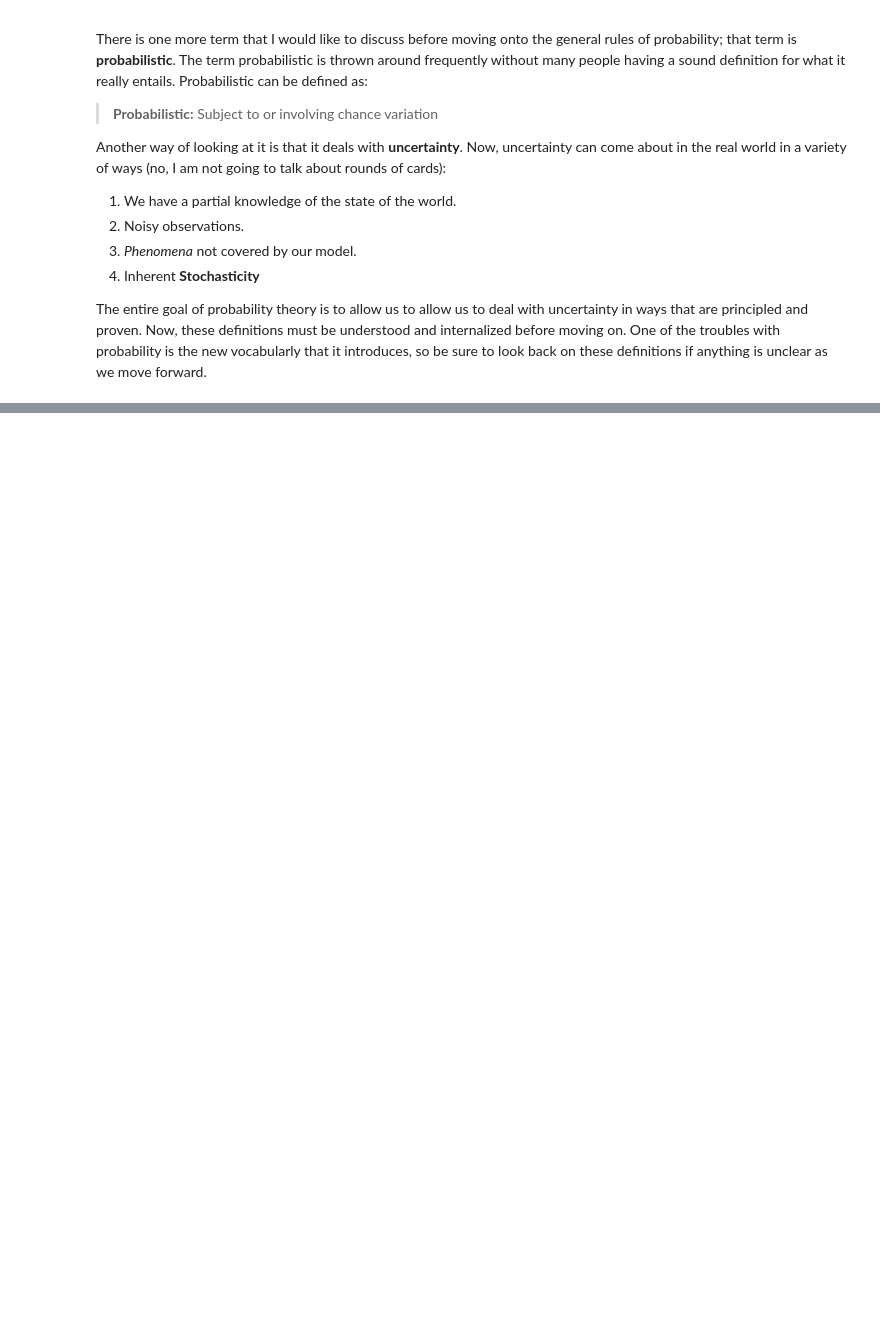
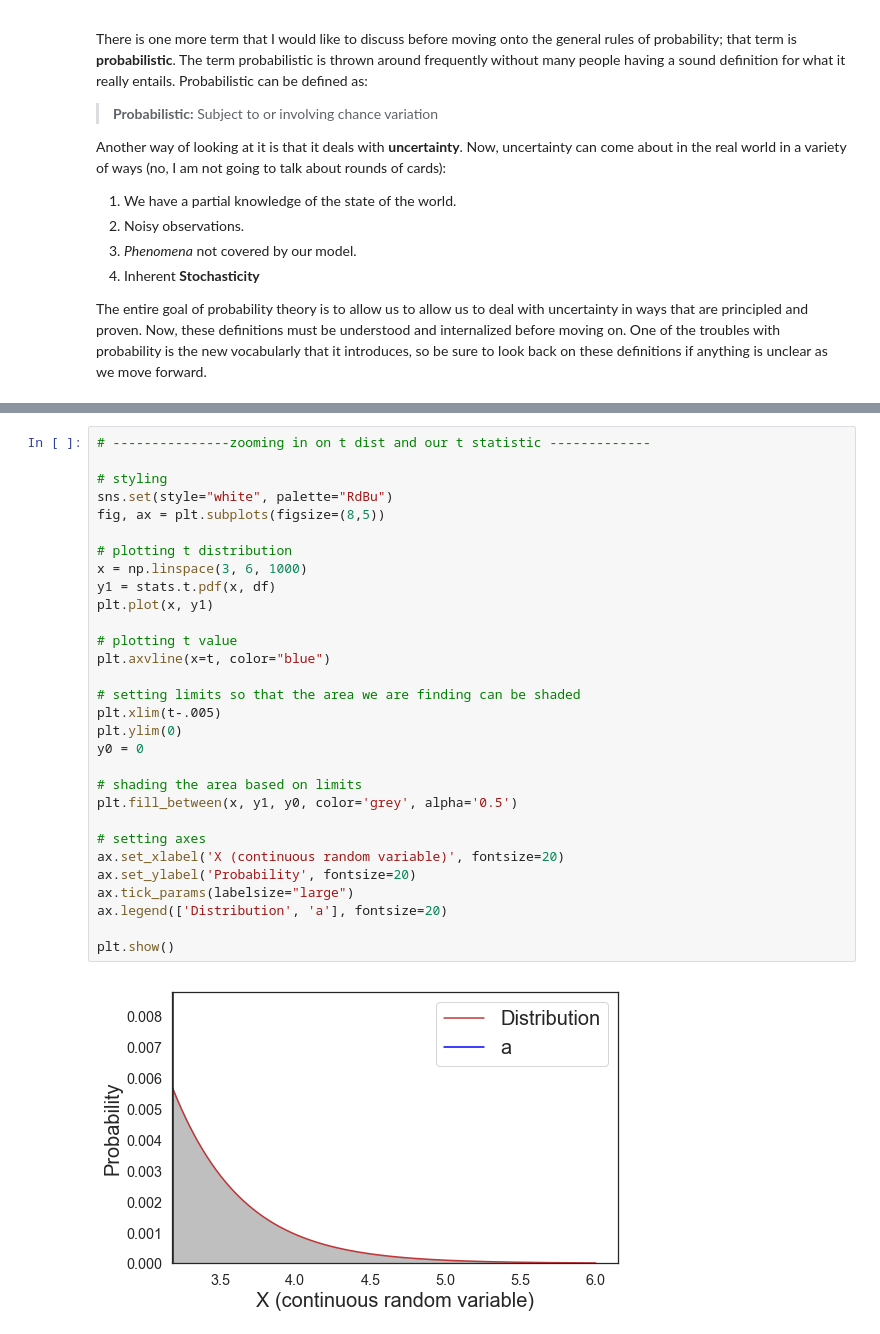
Before and after one commit to NathanielDake/intuitiveml, a Jupyter notebook: Mathematics/03-Probability-01-Introduction.ipynb, the cells around one changed output, grey strips where cells are left out. Cells and saved outputs as stored; diff of their text form; blank space fills up the shorter version.

```diff
--- a/Mathematics/03-Probability-01-Introduction.ipynb
+++ b/Mathematics/03-Probability-01-Introduction.ipynb
@@ -282,0 +402,32 @@ The above relationship is Baye's rule! Now, I am dedicating the entire next post
+# %%
+# ---------------zooming in on t dist and our t statistic -------------
+
+# styling
+sns.set(style="white", palette="RdBu")
+fig, ax = plt.subplots(figsize=(8,5))
+
+# plotting t distribution
+x = np.linspace(3, 6, 1000)
+y1 = stats.t.pdf(x, df)
+plt.plot(x, y1)
+
+# plotting t value
+plt.axvline(x=t, color="blue")
+
+# setting limits so that the area we are finding can be shaded
+plt.xlim(t-.005)
+plt.ylim(0)
+y0 = 0
+
+# shading the area based on limits
+plt.fill_between(x, y1, y0, color='grey', alpha='0.5')
+
+# setting axes
+ax.set_xlabel('X (continuous random variable)', fontsize=20)
+ax.set_ylabel('Probability', fontsize=20)
+ax.tick_params(labelsize="large")
+ax.legend(['Distribution', 'a'], fontsize=20)
+
+plt.show()
+# %% [output]
+[figure, added]
```
Also changed, not shown: parts of 7 cells of this notebook, 4 other files.
